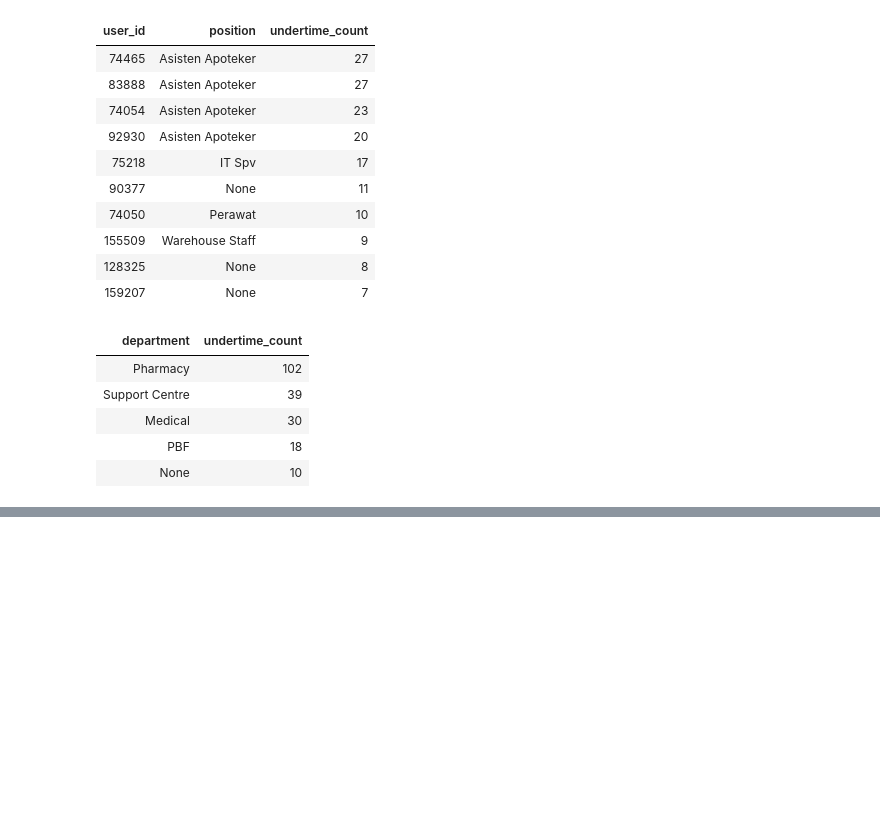
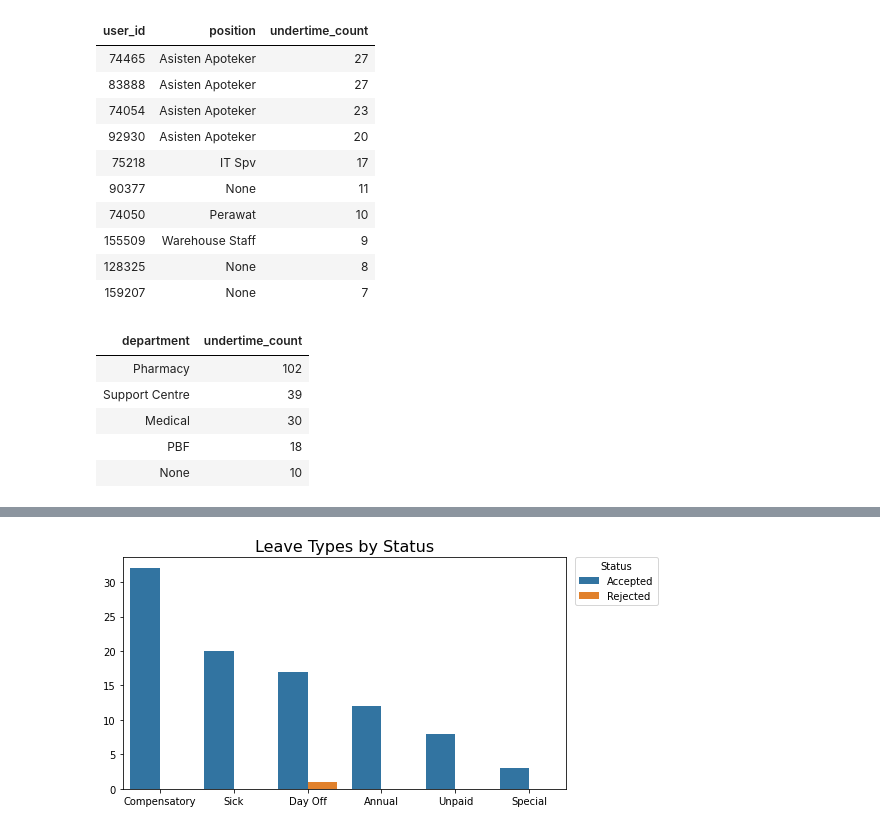
Before and after one commit to ebernardino01/DataAnalystPortfolio, a Jupyter notebook: Clockster/Clockster_Data_Analysis_Notebook.ipynb, the cells around one changed output, grey strips where cells are left out. Drawn from its saved outputs; the diff is of its cells as text; code cells hidden in the pictures; blank space fills up the shorter version.

Commit message:
Added initial visualizations

```diff
--- a/Clockster/Clockster_Data_Analysis_Notebook.ipynb
+++ b/Clockster/Clockster_Data_Analysis_Notebook.ipynb
@@ -613,0 +730,39 @@ undertime_by_dept.style.hide(axis='index')
+# %%
+# Get leave type stats
+group_cols = ['leave_type', 'status']
+leaves_by_type = \
+    sch_lr_user.groupby(group_cols)['type'].count().reset_index()
+
+leaves_by_type = leaves_by_type.rename(
+    columns={'type': 'count'}
+)
+leaves_by_type = \
+    leaves_by_type.sort_values(
+        by='count',
+        ascending=False
+    )
+
+fig, ax = plt.subplots(figsize = (8, 4))
+sns.barplot(
+    data=leaves_by_type,
+    x='leave_type',
+    y='count',
+    hue='status',
+    ax=ax
+)
+ax.set_title(
+    "Leave Types by Status",
+    fontsize=16
+)
+ax.set_xlabel('')
+ax.set_ylabel('')
+plt.legend(
+    bbox_to_anchor=(1.02, 1),
+    loc='upper left',
+    title='Status',
+    borderaxespad=0
+)
+plt.tight_layout()
+plt.show()
+# %% [output]
+[figure, added]
```
Also changed, not shown: parts of 11 cells of this notebook.
